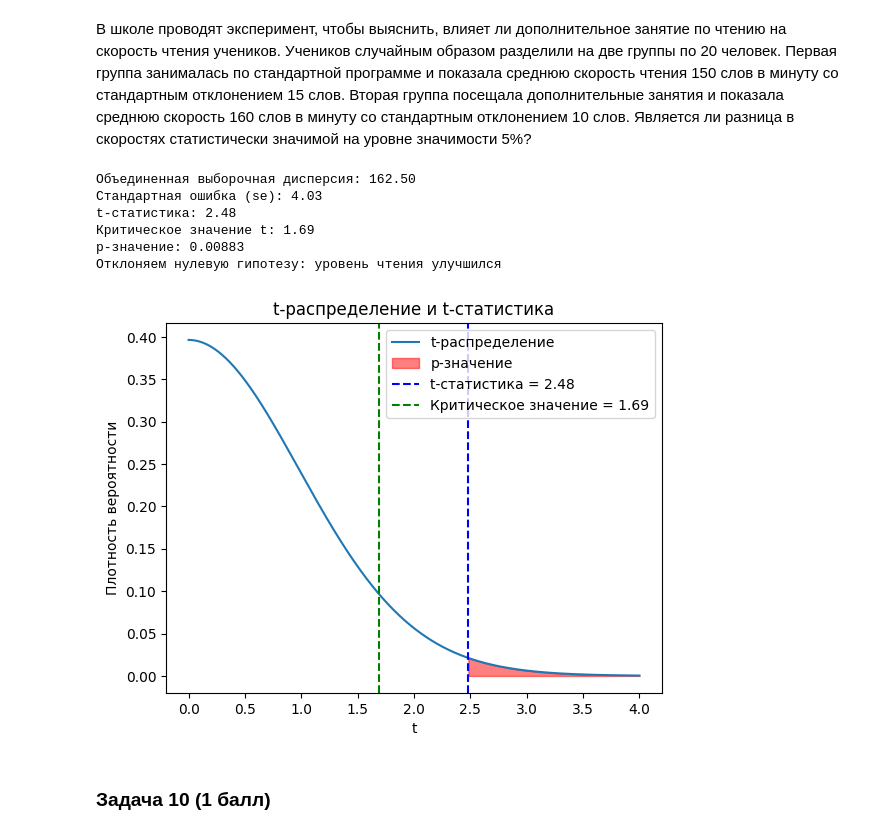
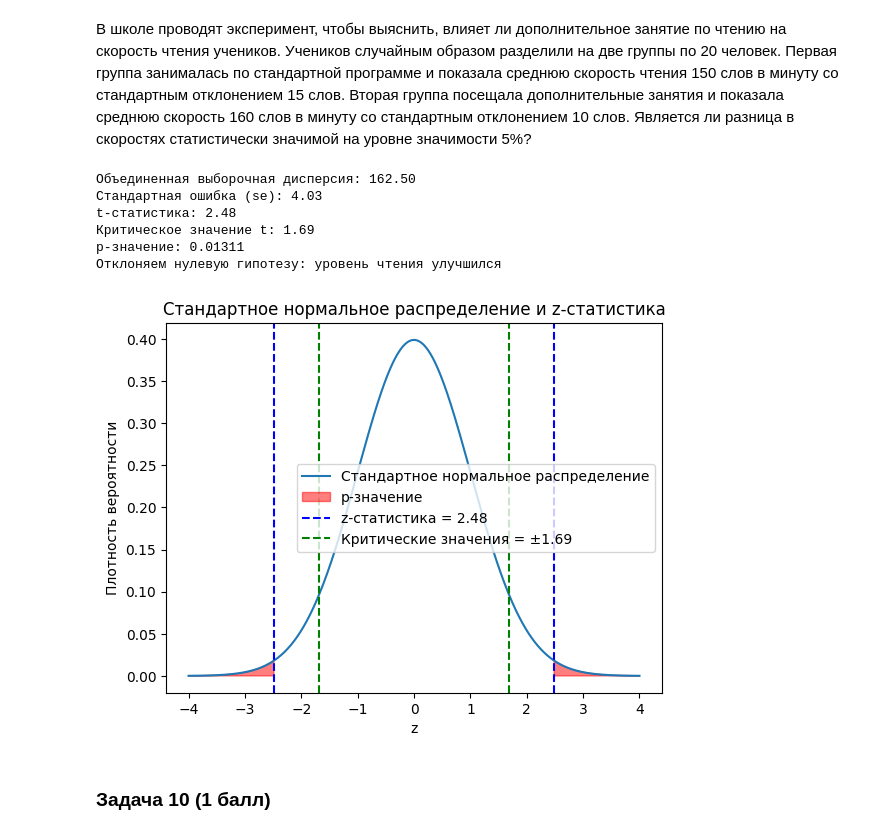
Before and after one commit to hilkovich/itmo_math_stat, a Jupyter notebook: homework_3/HW_3.ipynb, the cells around one changed output. Saved outputs shown, nothing was run; the diff lists cells and outputs as text; code cells hidden in the pictures.

```diff
--- a/homework_3/HW_3.ipynb
+++ b/homework_3/HW_3.ipynb
@@ -708,15 +839,15 @@ t_stat = (mean_2 - mean_1) / se
 print(f"t-статистика: {t_stat:.2f}")
 
 # Критическое значение t
-t_critical = t.ppf(1 - alpha, df)
-print(f"Критическое значение t: {t_critical:.2f}")
+t_crit = t.ppf(1 - alpha, df)
+print(f"Критическое значение t: {t_crit:.2f}")
 
 # p-значение
-p_value = 1 - t.cdf(t_stat, df)
+p_value = 2 * (1 - norm.cdf(abs(t_stat)))
 print(f"p-значение: {p_value:.5f}")
 
 # Принятие решения
-if t_stat > t_critical:
+if t_stat > t_crit:
     print("Отклоняем нулевую гипотезу: уровень чтения улучшился")
 else:
     print("Не отклоняем нулевую гипотезу: уровень чтения не изменился")
@@ -725,44 +856,46 @@ else:
 Стандартная ошибка (se): 4.03
 t-статистика: 2.48
 Критическое значение t: 1.69
-p-значение: 0.00883
+p-значение: 0.01311
 Отклоняем нулевую гипотезу: уровень чтения улучшился
 # %%
-t_values = np.linspace(0, 4, 1000)
-pdf = t.pdf(t_values, df)
+z_values = np.linspace(-4, 4, 1000)
+pdf = norm.pdf(z_values)
 
 # Построение графика
-plt.plot(t_values, pdf, label="t-распределение")
+plt.plot(z_values, pdf, label="Стандартное нормальное распределение")
 
-# Закрашиваем область p-значения
+# Закрашиваем области p-значения
 plt.fill_between(
-    t_values,
+    z_values,
     pdf,
-    where=(t_values >= t_stat),
+    where=(abs(z_values) >= abs(t_stat)),
     color="red",
     alpha=0.5,
     label="p-значение",
 )
 
-# Отмечаем t-статистику
-plt.axvline(t_stat, color="blue", linestyle="--", label=f"t-статистика = {t_stat:.2f}")
+# Отмечаем Z-статистику
+plt.axvline(t_stat, color="blue", linestyle="--", label=f"z-статистика = {t_stat:.2f}")
+plt.axvline(-t_stat, color="blue", linestyle="--")
 
-# Отмечаем критическое значение
+# Отмечаем критические значения
 plt.axvline(
-    t_critical,
+    -t_crit,
     color="green",
     linestyle="--",
-    label=f"Критическое значение = {t_critical:.2f}",
+    label=f"Критические значения = ±{t_crit:.2f}",
 )
+plt.axvline(t_crit, color="green", linestyle="--")
 
 plt.legend()
-plt.title("t-распределение и t-статистика")
-plt.xlabel("t")
+plt.title("Стандартное нормальное распределение и z-статистика")
+plt.xlabel("z")
 plt.ylabel("Плотность вероятности")
 
 plt.show()
 # %% [output]
-[figure, old version]
+[figure, new version]
 # %% [markdown]
 ### Задача 10 (1 балл)
 # %% [markdown]
```
Also changed, not shown: parts of 30 cells of this notebook.
